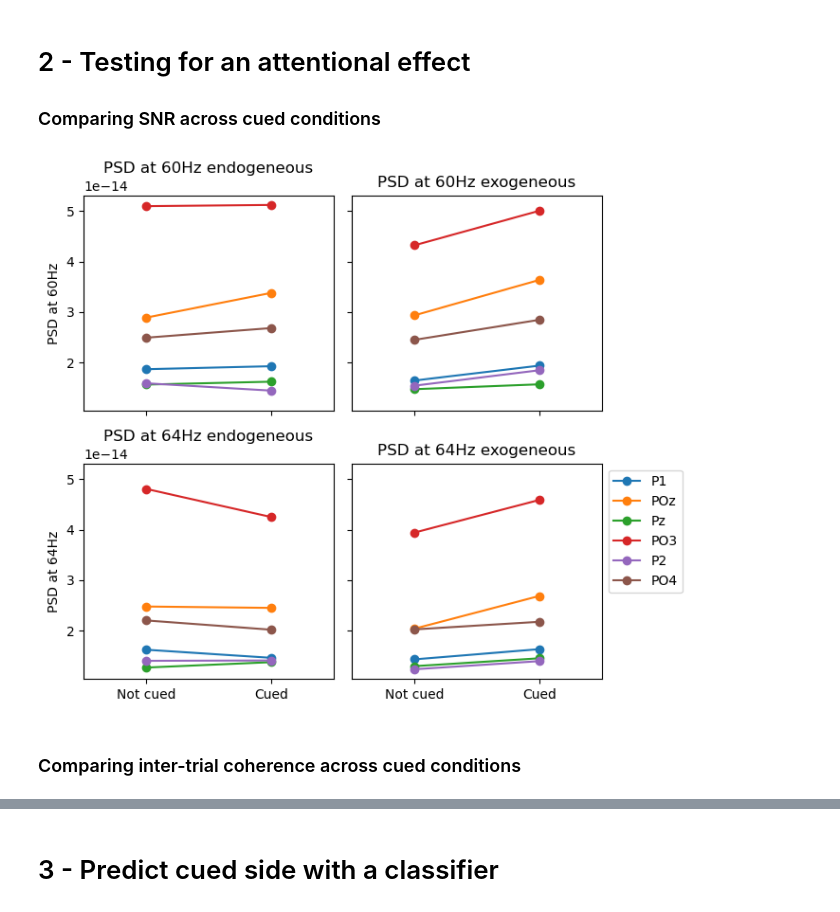
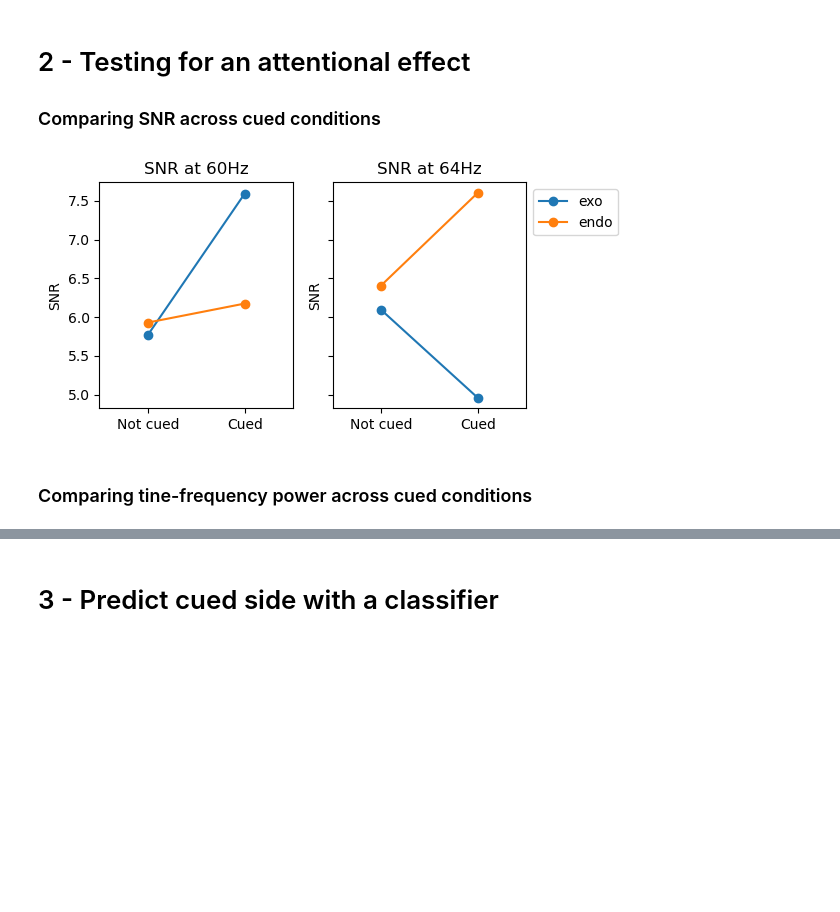
Before and after one commit to LpZamora/RIFT_thesis_expe2, a Jupyter notebook: 2_analysis_B1_example.ipynb, the cells around one changed output, grey strips where cells are left out. Cells and saved outputs as stored; diff of their text form; code cells hidden in the pictures; blank space fills up the shorter version.

```diff
--- a/2_analysis_B1_example.ipynb
+++ b/2_analysis_B1_example.ipynb
@@ -63,3 +63,5 @@ Adding metadata with 14 columns
 # %%
 # Keep only trials where there was no target
 epochs = epochs['targets_binary==0']
+#Only keep EEG channels
+epochs = epochs.pick_types(eeg=True)
@@ -223,13 +201,13 @@ ax[1,1].set_title('Exogeneous 64H')
 plt.show()
 
 # Channels with the highest SNR
-print(f'Channels with highest SNR for 60Hz endo {np.array(epochs.info['ch_names'])[np.argsort(snrs_target1_endo)[::-1]][:6]}')
-print(f'Channels with highest SNR for 64Hz endo{np.array(epochs.info['ch_names'])[np.argsort(snrs_target2_endo)[::-1]][:6]}')
-print(f'Channels with highest SNR for 60Hz exo {np.array(epochs.info['ch_names'])[np.argsort(snrs_target1_exo)[::-1]][:6]}')
-print(f'Channels with highest SNR for 64Hz exo {np.array(epochs.info['ch_names'])[np.argsort(snrs_target2_exo)[::-1]][:6]}')
+print(f'Channels with highest SNR for 60Hz endo {np.array(epochs.info['ch_names'])[np.argsort(snrs_target1_endo)[::-1]][:4]}')
+print(f'Channels with highest SNR for 64Hz endo {np.array(epochs.info['ch_names'])[np.argsort(snrs_target2_endo)[::-1]][:4]}')
+print(f'Channels with highest SNR for 60Hz exo {np.array(epochs.info['ch_names'])[np.argsort(snrs_target1_exo)[::-1]][:4]}')
+print(f'Channels with highest SNR for 64Hz exo {np.array(epochs.info['ch_names'])[np.argsort(snrs_target2_exo)[::-1]][:4]}')
 #select electrodes from 60 as the top electrodes are parietal and occipital
-SNR_best_electrodes_60_endo = np.array(epochs.info['ch_names'])[np.argsort(snrs_target1_endo)[::-1]][:6]
-SNR_best_electrodes_64_endo = np.array(epochs.info['ch_names'])[np.argsort(snrs_target2_endo)[::-1]][:6]
-SNR_best_electrodes_60_exo = np.array(epochs.info['ch_names'])[np.argsort(snrs_target1_exo)[::-1]][:6]
-SNR_best_electrodes_64_exo = np.array(epochs.info['ch_names'])[np.argsort(snrs_target2_exo)[::-1]][:6]
+SNR_best_electrodes_60_endo = np.array(epochs.info['ch_names'])[np.argsort(snrs_target1_endo)[::-1]][:4]
+SNR_best_electrodes_64_endo = np.array(epochs.info['ch_names'])[np.argsort(snrs_target2_endo)[::-1]][:4]
+SNR_best_electrodes_60_exo = np.array(epochs.info['ch_names'])[np.argsort(snrs_target1_exo)[::-1]][:4]
+SNR_best_electrodes_64_exo = np.array(epochs.info['ch_names'])[np.argsort(snrs_target2_exo)[::-1]][:4]
 # %% [output]
@@ -454,22 +424,19 @@ for query in queries:
 # %%
-fig, ax = plt.subplots(2,2, figsize=(7,6), sharex=True, sharey=True)
-for e, elec in enumerate(best_electrodes):
-    ax[0,0].plot([0,1], [vals['60cued_tag == 64 & attention_type_block==0'][e], vals['60cued_tag == 60 & attention_type_block==0'][e]], 'o-', label=elec)
-    ax[1,0].plot([0,1], [vals['64cued_tag == 60 & attention_type_block==0'][e], vals['64cued_tag == 64 & attention_type_block==0'][e]], 'o-', label=elec)
-    ax[0,1].plot([0,1], [vals['60cued_tag == 64 & attention_type_block==1'][e], vals['60cued_tag == 60 & attention_type_block==1'][e]], 'o-', label=elec)
-    ax[1,1].plot([0,1], [vals['64cued_tag == 60 & attention_type_block==1'][e], vals['64cued_tag == 64 & attention_type_block==1'][e]], 'o-', label=elec)
+fig, ax = plt.subplots(1,2, figsize=(6,3), sharex=True, sharey=True)
+ax[0].plot([0,1], [vals['60cued_tag == 64 & attention_type_block==0'], vals['60cued_tag == 60 & attention_type_block==0']], 'o-', label='exo')
+ax[1].plot([0,1], [vals['64cued_tag == 60 & attention_type_block==0'], vals['64cued_tag == 64 & attention_type_block==0']], 'o-', label='exo')
+ax[0].plot([0,1], [vals['60cued_tag == 64 & attention_type_block==1'], vals['60cued_tag == 60 & attention_type_block==1']], 'o-', label='endo')
+ax[1].plot([0,1], [vals['64cued_tag == 60 & attention_type_block==1'], vals['64cued_tag == 64 & attention_type_block==1']], 'o-', label='endo')
 
-ax[0,0].set_title('PSD at 60Hz endogeneous')
-ax[0,1].set_title('PSD at 60Hz exogeneous')
-ax[1,0].set_title('PSD at 64Hz endogeneous')
-ax[1,1].set_title('PSD at 64Hz exogeneous')
-ax[0,0].set_ylabel('PSD at 60Hz')
-ax[1,0].set_ylabel('PSD at 64Hz')
-ax[1,0].set_xticks([0,1], ['Not cued', 'Cued'])
-ax[1,1].set_xticks([0,1], ['Not cued', 'Cued'])
-ax[1,1].set_xlim(-.5, 1.5)
+ax[0].set_title('SNR at 60Hz')
+ax[1].set_title('SNR at 64Hz')
+ax[0].set_ylabel('SNR')
+ax[1].set_ylabel('SNR')
+ax[0].set_xticks([0,1], ['Not cued', 'Cued'])
+ax[1].set_xticks([0,1], ['Not cued', 'Cued'])
+ax[1].set_xlim(-.5, 1.5)
 plt.legend(bbox_to_anchor=(1,1))
 plt.tight_layout()
 plt.show()
 # %% [output]
-[figure, old version]
+[figure, new version]
@@ -491,4 +454,4 @@ np.save('files/B1_normalizes_psds.npy', npsds)
 # %% [markdown]
-### Comparing inter-trial coherence across cued conditions
+### Comparing tine-frequency power across cued conditions
 # %%
 # time window from -1 sec to 1 sec relative to cue
```
Also changed, not shown: parts of 18 cells of this notebook, 21 other files.
